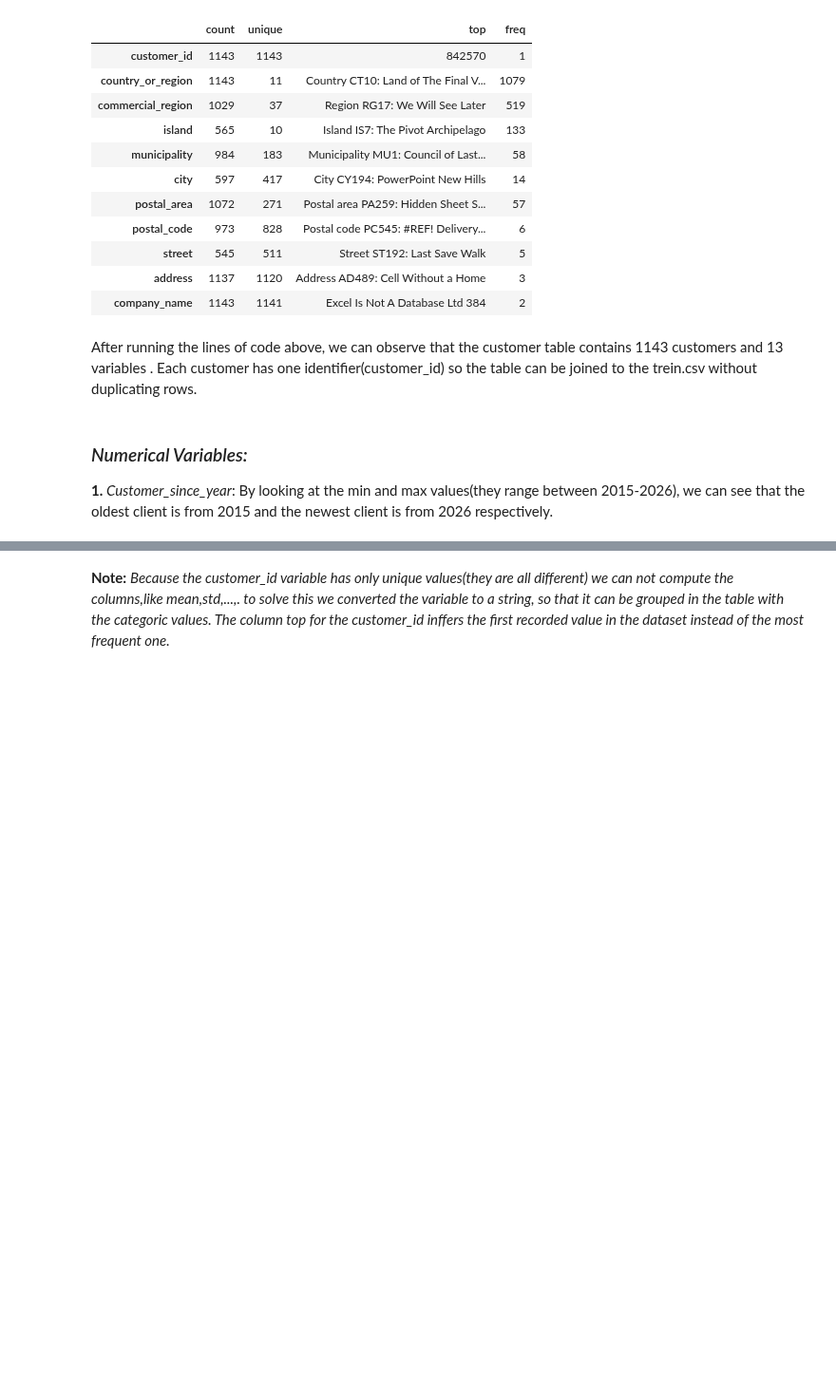
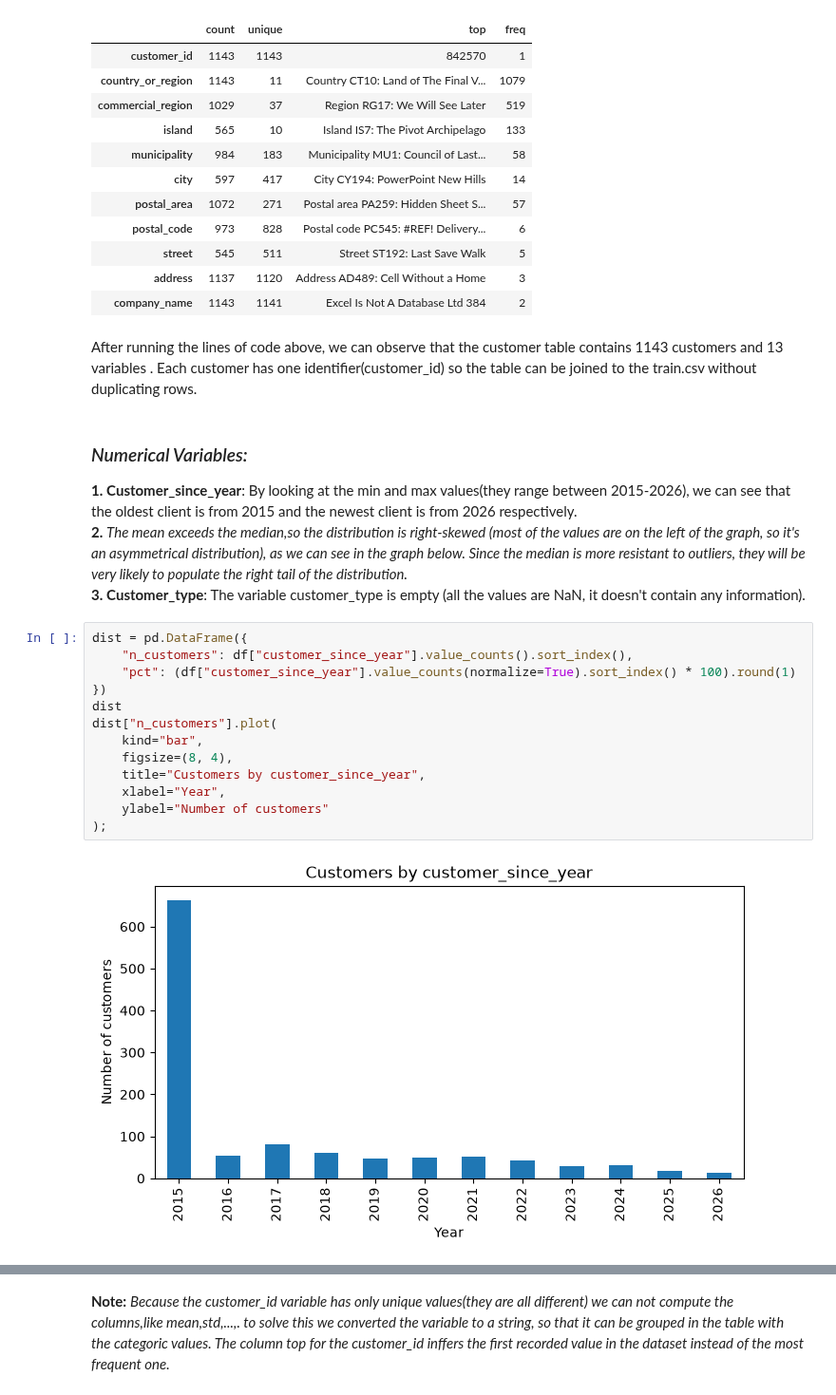
Before and after one commit to Diogosousa03/ML_Grupo18, a Jupyter notebook: notebooks/Clients.ipynb, the cells around one changed output, grey strips where cells are left out. Shown at 95% size. Cells and saved outputs as stored; diff of their text form; blank space fills up the shorter version.

```diff
--- a/notebooks/Clients.ipynb
+++ b/notebooks/Clients.ipynb
@@ -103,7 +109,24 @@ display(df.describe(exclude="number").T)
 | address | 1137 | 1120 | Address AD489: Cell Without a Home | 3 |
 | company_name | 1143 | 1141 | Excel Is Not A Database Ltd 384 | 2 |
 # %% [markdown]
-After running the lines of code above, we can observe that the customer table contains 1143 customers and 13 variables . Each customer has one identifier(customer_id) so the table can be joined to the trein.csv without duplicating rows.
+After running the lines of code above, we can observe that the customer table contains 1143 customers and 13 variables . Each customer has one identifier(customer_id) so the table can be joined to the train.csv without duplicating rows.
 # %% [markdown]
  ### *Numerical Variables:*
- **1.** *Customer_since_year*: By looking at the min and max values(they range between 2015-2026), we can see that the oldest client is from 2015 and the newest client is from 2026 respectively.
+**1.** **Customer_since_year**: By looking at the min and max values(they range between 2015-2026), we can see that the oldest client is from 2015 and the newest client is from 2026 respectively.<br>
+ **2.** *The mean exceeds the median,so the distribution is right-skewed (most of the values are on the left of the graph, so it's an asymmetrical distribution), as we can see in the graph below. Since the median is more resistant to outliers, they will be very likely to populate the right tail of the distribution.* <br>
+ **3.** **Customer_type**: The variable customer_type is empty (all the values are NaN, it doesn't contain any information).
+# %%
+dist = pd.DataFrame({
+    "n_customers": df["customer_since_year"].value_counts().sort_index(),
+    "pct": (df["customer_since_year"].value_counts(normalize=True).sort_index() * 100).round(1)
+})
+dist
+dist["n_customers"].plot(
+    kind="bar",
+    figsize=(8, 4),
+    title="Customers by customer_since_year",
+    xlabel="Year",
+    ylabel="Number of customers"
+);
+# %% [output]
+[figure, added]
```
Also changed, not shown: parts of 12 cells of this notebook.
